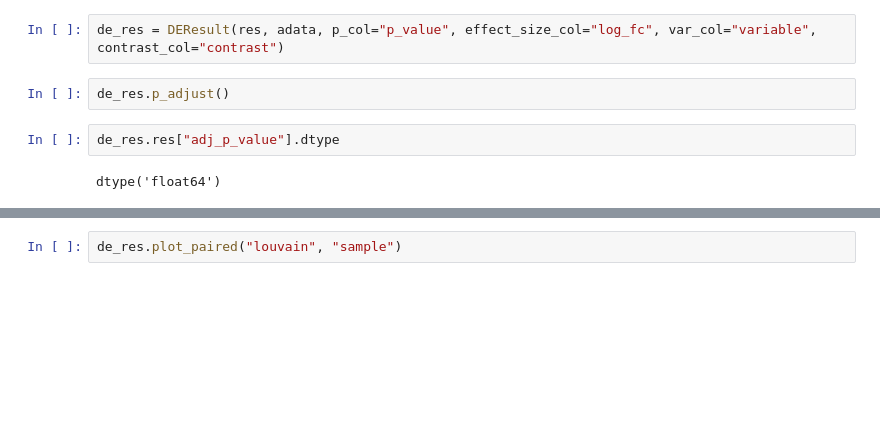
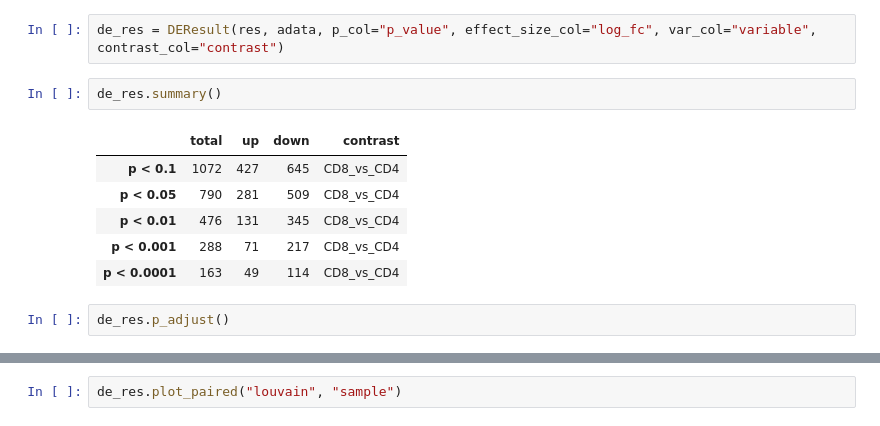
Before and after one commit to scverse/deres, a Jupyter notebook: docs/notebooks/example.ipynb, the cells around one changed output, grey strips where cells are left out. Cells and saved outputs as stored; diff of their text form; blank space fills up the shorter version.

Commit message:
Refactor for multiple contrasts

```diff
--- a/docs/notebooks/example.ipynb
+++ b/docs/notebooks/example.ipynb
@@ -79,9 +79,14 @@ res
 13714 rows × 7 columns
 # %%
 de_res = DEResult(res, adata, p_col="p_value", effect_size_col="log_fc", var_col="variable", contrast_col="contrast")
+# %%
+de_res.summary()
+# %% [output]
+|  | total | up | down | contrast |
+| p < 0.1 | 1072 | 427 | 645 | CD8_vs_CD4 |
+| p < 0.05 | 790 | 281 | 509 | CD8_vs_CD4 |
+| p < 0.01 | 476 | 131 | 345 | CD8_vs_CD4 |
+| p < 0.001 | 288 | 71 | 217 | CD8_vs_CD4 |
+| p < 0.0001 | 163 | 49 | 114 | CD8_vs_CD4 |
 # %%
 de_res.p_adjust()
-# %%
-de_res.res["adj_p_value"].dtype
-# %% [output]
-dtype('float64')
```
Also changed, not shown: parts of 7 cells of this notebook, 1 other file.
